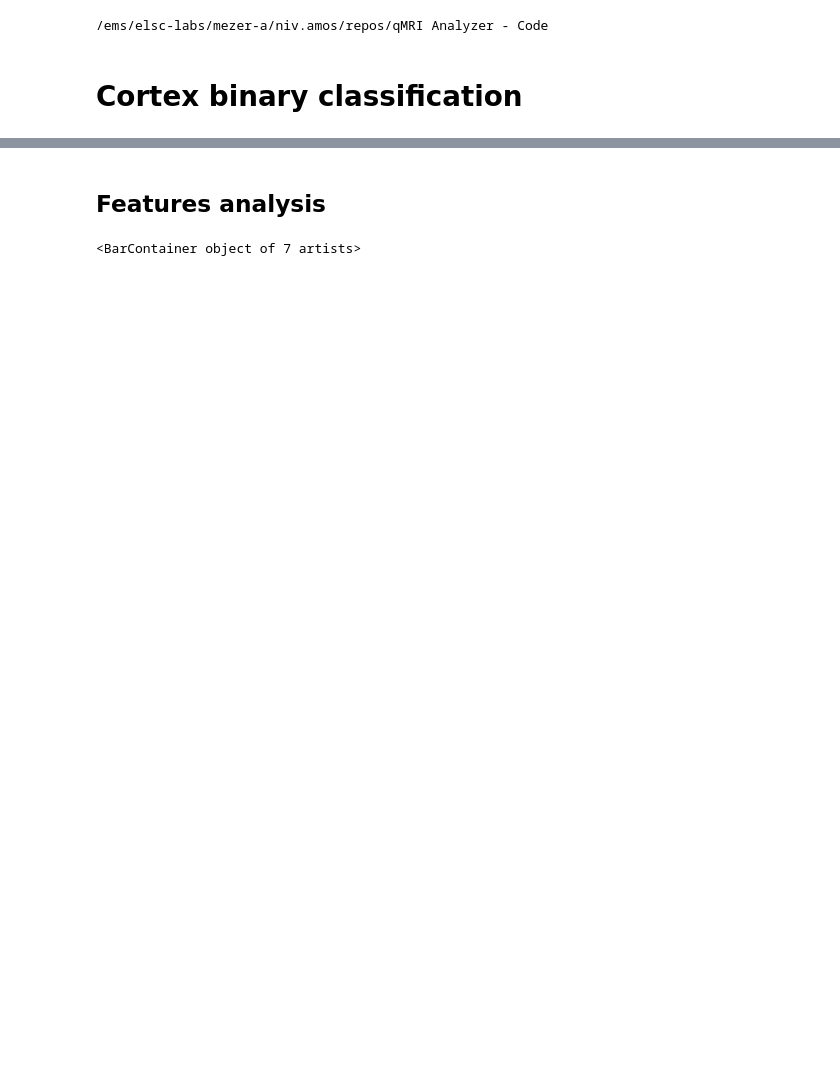
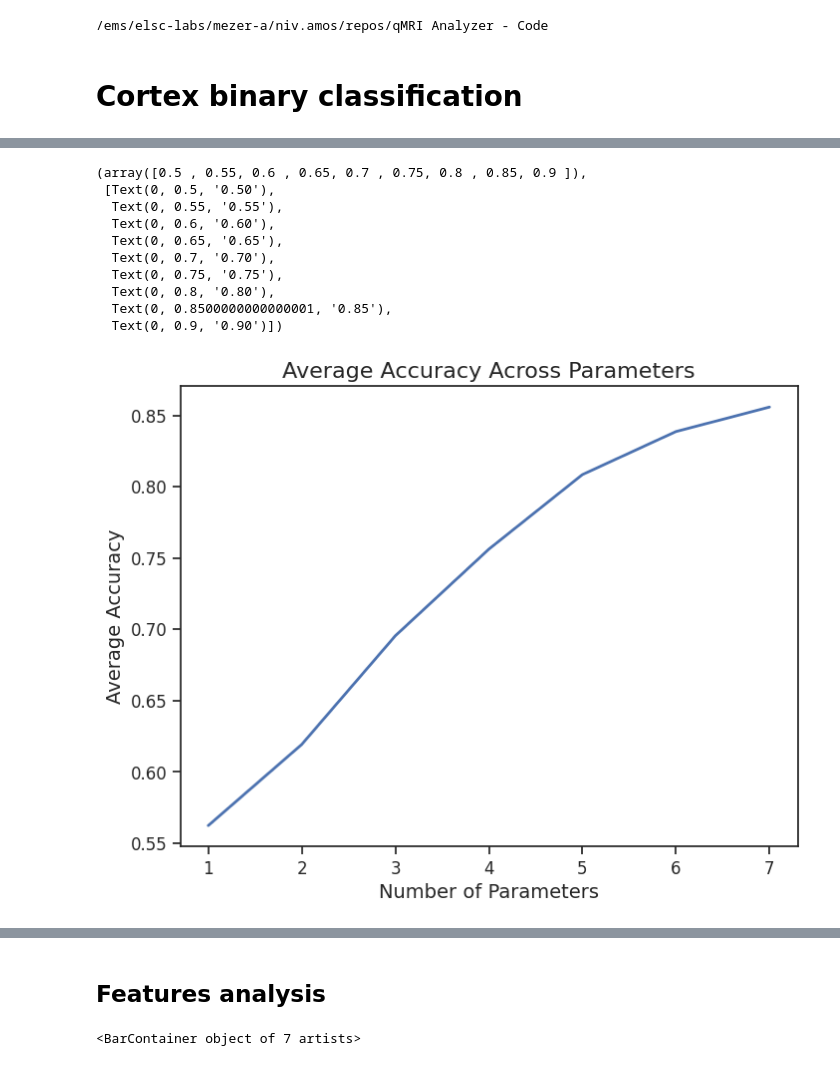
Before and after one commit to NivAm12/qMRI_Analyzer, a Jupyter notebook: notebooks/classification.ipynb, the cells around one changed output, grey strips where cells are left out. Cells and saved outputs as stored; diff of their text form; code cells hidden in the pictures; blank space fills up the shorter version.

```diff
--- a/notebooks/classification.ipynb
+++ b/notebooks/classification.ipynb
@@ -164,0 +244,3 @@ weighted avg       0.59      0.58      0.58       333
+# %%
+grouped_df = classification_df.groupby(by=classification_df.columns, axis=1).mean()
+grouped_df
@@ -164,0 +253,38 @@ weighted avg       0.59      0.58      0.58       333
+# %%
+# plt.figure(figsize=(10, 6))
+# plt.plot(grouped_df.columns, grouped_df.loc['accuracy'], label='accuracy', marker='o')
+
+# # Add labels, legend, and title
+# plt.xlabel("Parameters")
+# plt.ylabel("Average accuracy")
+# plt.title("Average accuracy Across Parameters")
+
+# Create the plot
+plt.figure(figsize=(8, 6))  # Larger figure size for better readability
+
+# Plot the data with markers and line styles
+plt.plot(grouped_df.columns, grouped_df.loc['accuracy'], linestyle='-', linewidth=2, markersize=2, label='Accuracy')
+
+# Customize the axis labels and title
+plt.xlabel("Number of Parameters", fontsize=14)
+plt.ylabel("Average Accuracy", fontsize=14)
+plt.title("Average Accuracy Across Parameters", fontsize=16)
+
+# Customize tick parameters
+plt.xticks(fontsize=12)
+plt.yticks(fontsize=12)
+
+# Add a grid
+# plt.grid(color='gray', linestyle='--', linewidth=0.5, alpha=0.7)
+# %% [output]
+(array([0.5 , 0.55, 0.6 , 0.65, 0.7 , 0.75, 0.8 , 0.85, 0.9 ]),
+ [Text(0, 0.5, '0.50'),
+  Text(0, 0.55, '0.55'),
+  Text(0, 0.6, '0.60'),
+  Text(0, 0.65, '0.65'),
+  Text(0, 0.7, '0.70'),
+  Text(0, 0.75, '0.75'),
+  Text(0, 0.8, '0.80'),
+  Text(0, 0.8500000000000001, '0.85'),
+  Text(0, 0.9, '0.90')])
+[figure, added]
```
Also changed, not shown: parts of 13 cells of this notebook.
